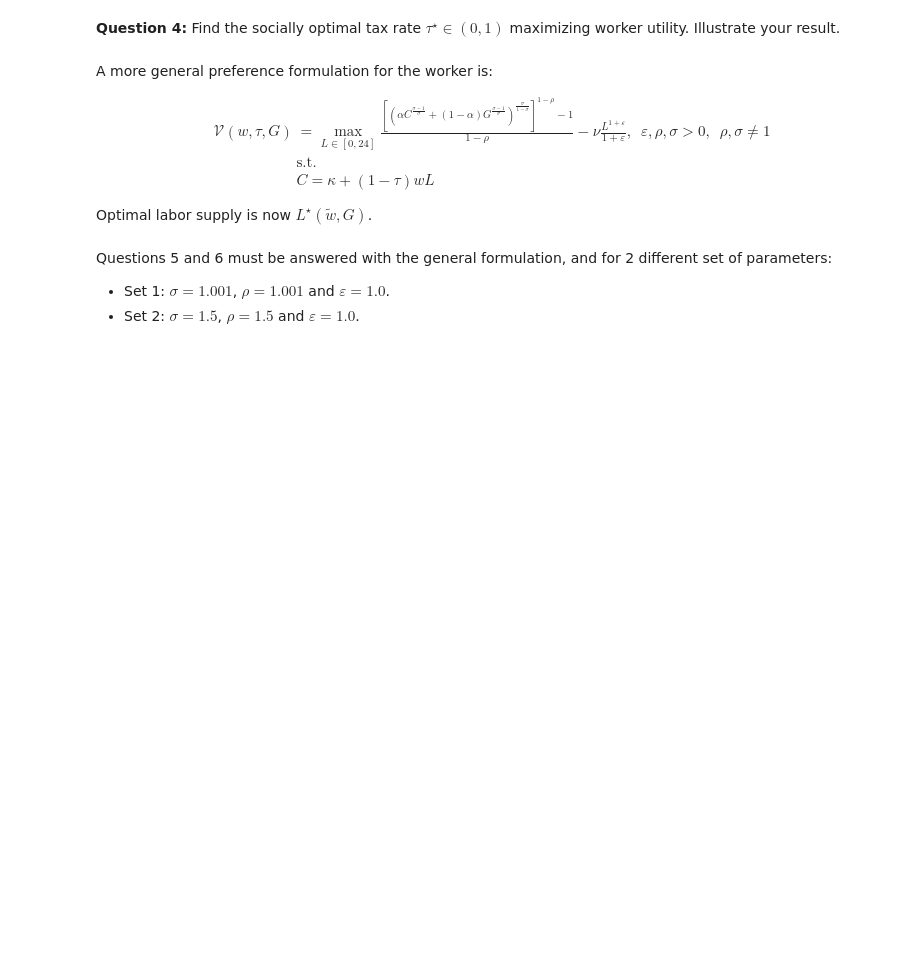
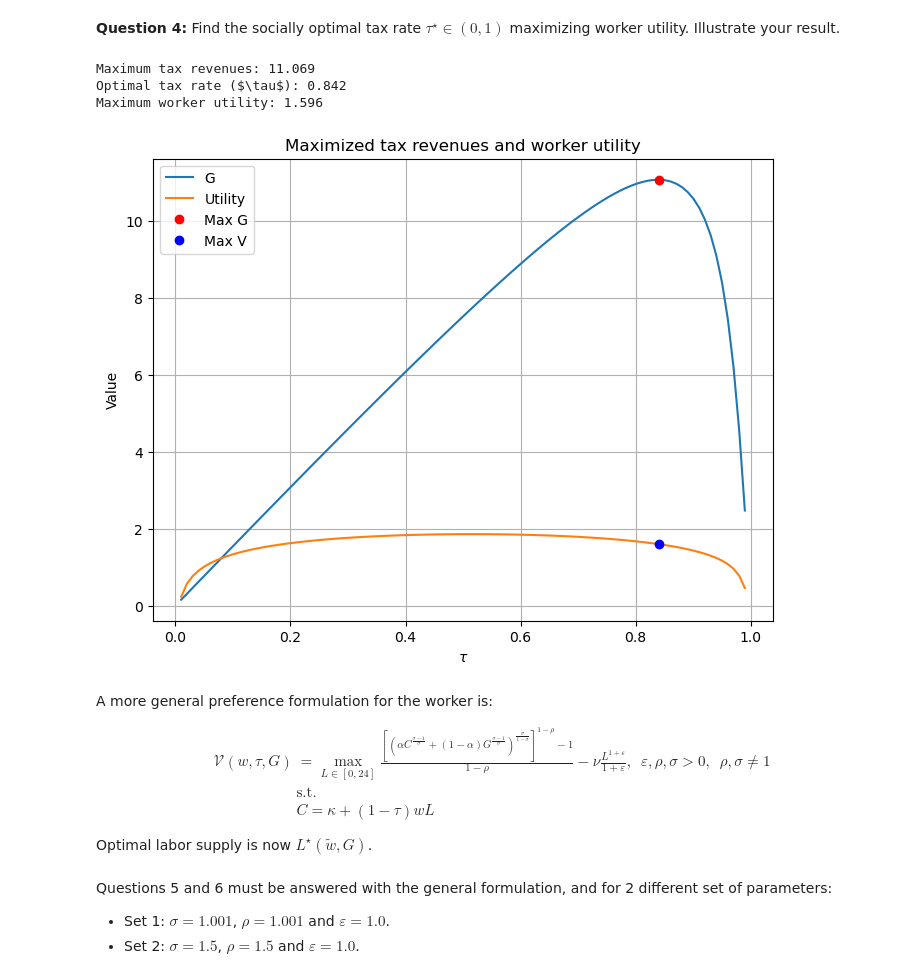
Before and after one commit to NumEconCopenhagen/projects-2023-siuuu, a Jupyter notebook: Exam/Exam-2023-notebook.ipynb, the cells around one changed output. Saved outputs shown, nothing was run; the diff lists cells and outputs as text; code cells hidden in the pictures; blank space fills up the shorter version.

```diff
--- a/Exam/Exam-2023-notebook.ipynb
+++ b/Exam/Exam-2023-notebook.ipynb
@@ -143,3 +158,34 @@ plt.show()
+# %%
+# We find the index of the maximum G value and corresponding tax rate from the previious question
+# defining optimal values
+max_G = max(values['G_values'])
+max_G_index = max_G_index = values['G_values'].idxmax()
+tau = values.loc[max_G_index, 'tau_values']
+max_U = values.loc[max_G_index, 'U_values']
+
+print(f'Maximum tax revenues: {max_G:.3f}')
+print(f'Optimal tax rate ($\\tau$): {tau:.3f}')
+print(f'Maximum worker utility: {max_U:.3f}')
+
+# Plotting the result
+plt.figure(figsize=(8, 6))
+
+plt.plot(values['tau_values'], values['G_values'], label='G')
+plt.plot(values['tau_values'], values['U_values'], label='Utility')
+plt.plot(tau, max_G, 'ro', label='Max G')
+plt.plot(tau, max_U, 'bo', label='Max V')
+
+plt.xlabel('$\\tau$')
+plt.ylabel('Value')
+plt.title('Maximized tax revenues and worker utility')
+plt.legend()
+plt.grid(True)
+plt.show()
+# %% [output]
+Maximum tax revenues: 11.069
+Optimal tax rate ($\tau$): 0.842
+Maximum worker utility: 1.596
+[figure, added]
 # %% [markdown]
 A more general preference formulation for the worker is:
 
```
Also changed, not shown: parts of 5 cells of this notebook.
